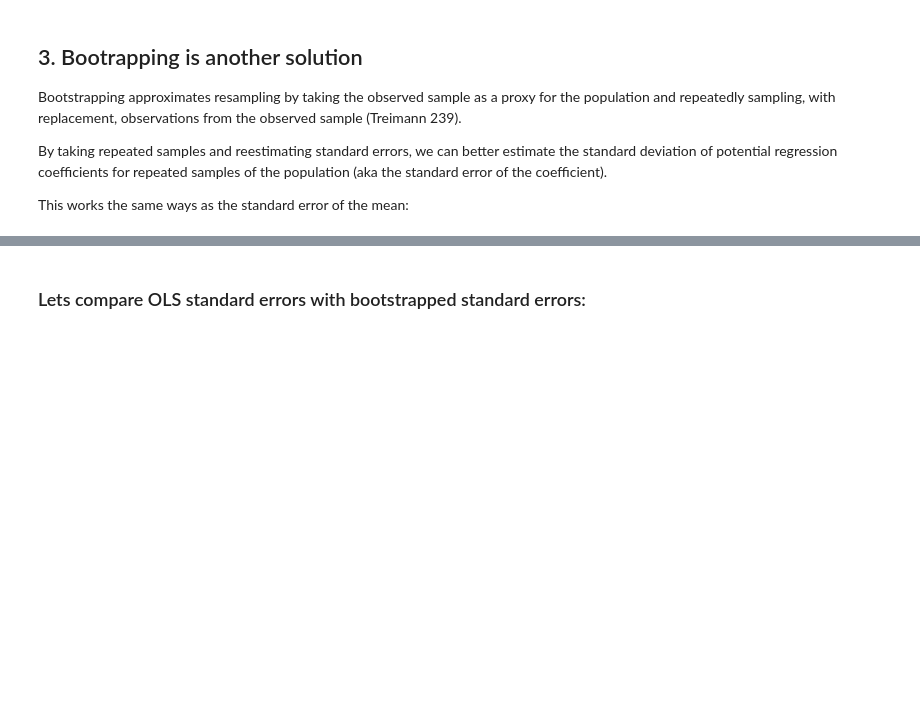
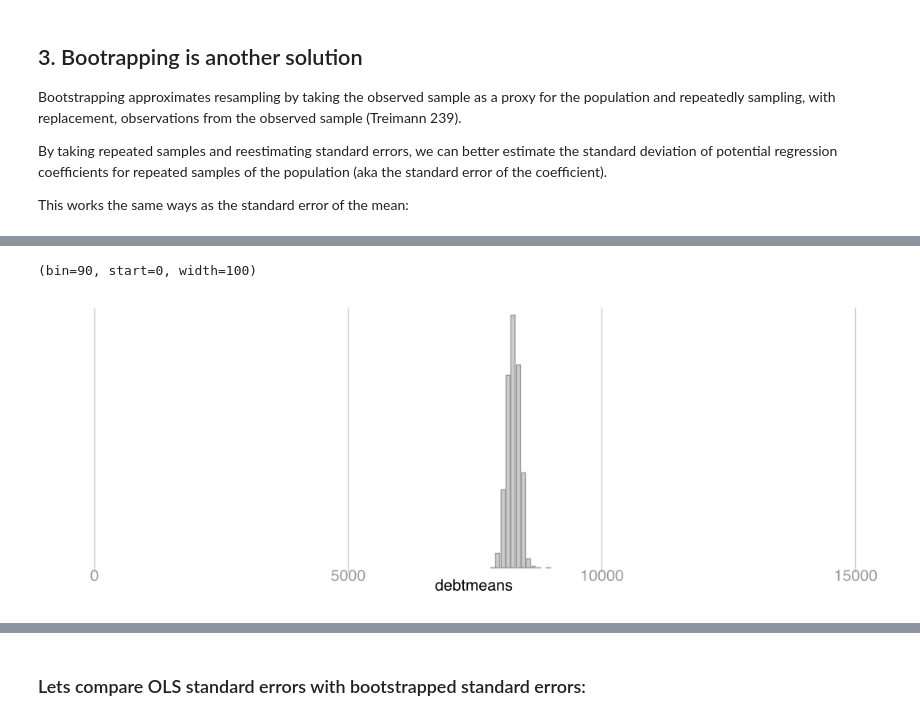
Before and after one commit to charlieeatonphd/Graduate-Statistics-and-Data-Science-for-Sociology, a Jupyter notebook: week9/w9lesson_OLSuncertainty.ipynb, the cells around one changed output, grey strips where cells are left out. Drawn from its saved outputs; the diff is of its cells as text; code cells hidden in the pictures; blank space fills up the shorter version.

```diff
--- a/week9/w9lesson_OLSuncertainty.ipynb
+++ b/week9/w9lesson_OLSuncertainty.ipynb
@@ -138,0 +140,14 @@ This front-end cannot display the desired image type.
+# %%
+quietly {
+ forvalues i=11/1000 {
+    quietly gen random=runiform()
+    quietly sort random
+    quietly sum loan_amount_borrower_c_w if _n<=200
+    quietly replace debtmeans=r(mean) if n==`i'
+    quietly drop random
+}
+}
+histogram debtmeans, scheme(538w) start(0) width(100) xlabel(0(5000)15000) ytitle(" ") ylabel(none)
+# %% [output]
+(bin=90, start=0, width=100)
+[figure, added]
```
Also changed, not shown: parts of 24 cells of this notebook.
